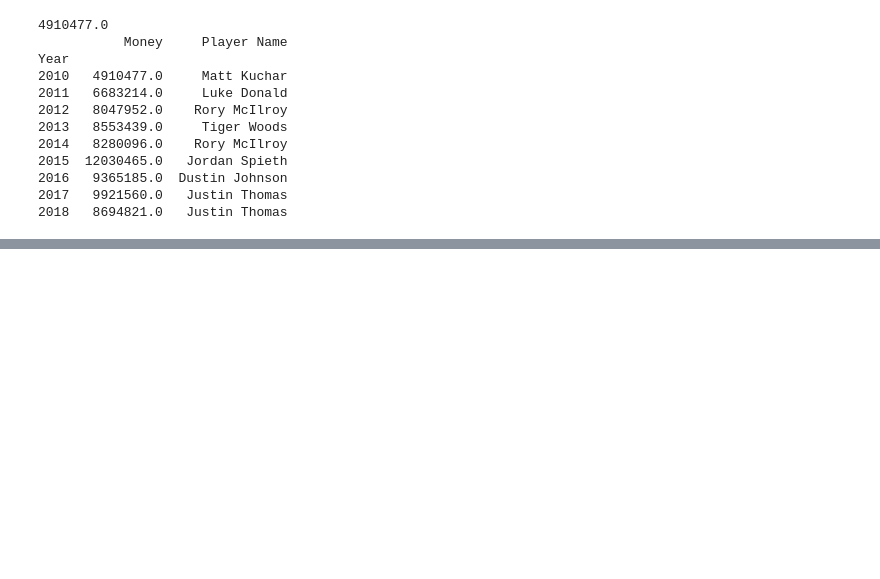
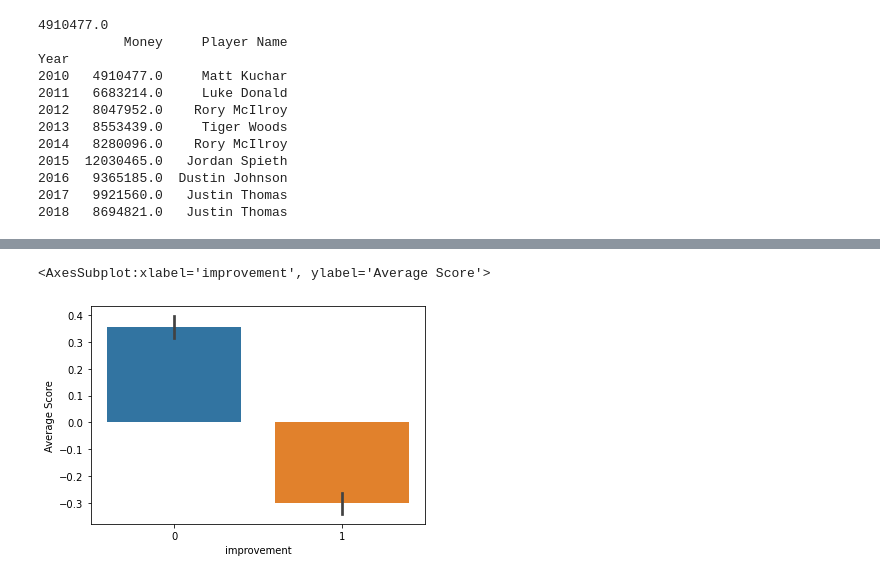
Before and after one commit to gkwarner/bsc-phase-three-project, a Jupyter notebook: notebooks/exploratory/charlie/project_3.ipynb, the cells around one changed output, grey strips where cells are left out. Saved outputs shown, nothing was run; the diff lists cells and outputs as text; code cells hidden in the pictures; blank space fills up the shorter version.

```diff
--- a/notebooks/exploratory/charlie/project_3.ipynb
+++ b/notebooks/exploratory/charlie/project_3.ipynb
@@ -266,0 +869,5 @@ X = df.drop('salary', axis=1)
+# %%
+sns.barplot(x="improvement", y="Average Score", data=player_progression)
+# %% [output]
+<AxesSubplot:xlabel='improvement', ylabel='Average Score'>
+[figure, added]
```
Also changed, not shown: parts of 104 cells of this notebook.
